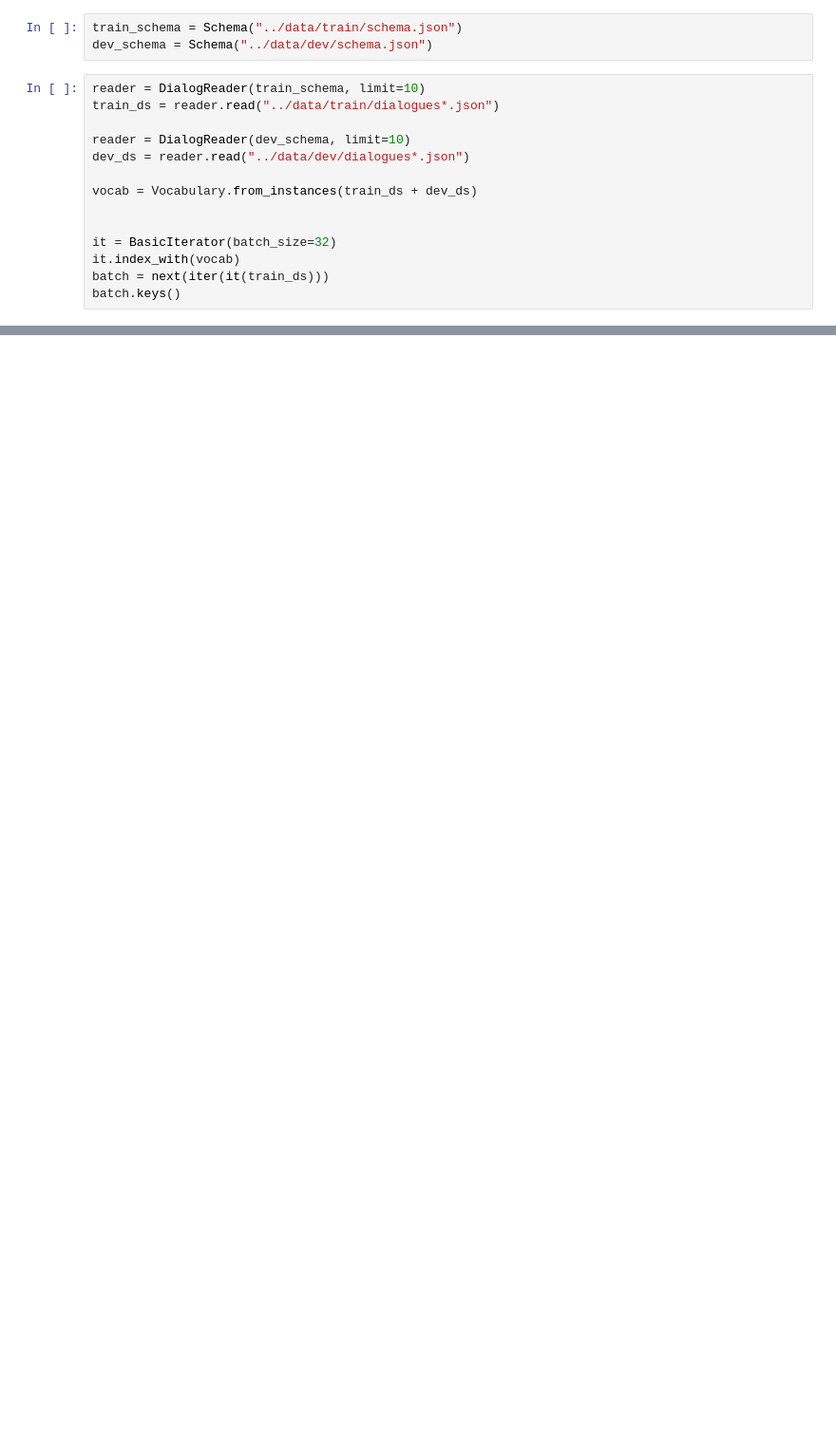
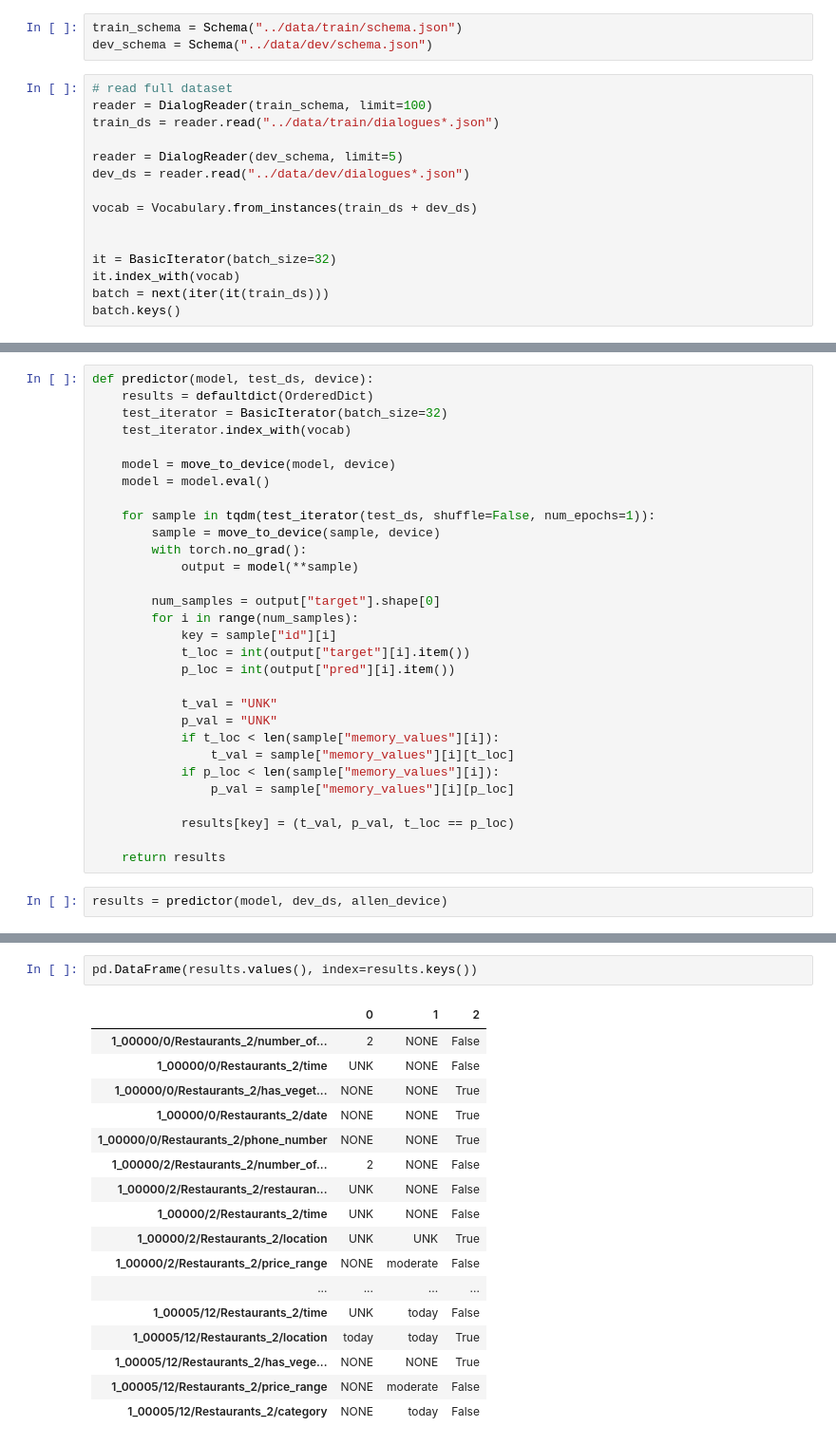
Before and after one commit to ksurya/dstc8, a Jupyter notebook: notebooks/Candidate Selection - 03.ipynb, the cells around one changed output, grey strips where cells are left out. Shown at 95% size. Cells and saved outputs as stored; diff of their text form; blank space fills up the shorter version.

```diff
--- a/notebooks/Candidate Selection - 03.ipynb
+++ b/notebooks/Candidate Selection - 03.ipynb
@@ -283,10 +304,11 @@ class DialogReader(DatasetReader):
 train_schema = Schema("../data/train/schema.json")
 dev_schema = Schema("../data/dev/schema.json")
 # %%
-reader = DialogReader(train_schema, limit=10)
+# read full dataset
+reader = DialogReader(train_schema, limit=100)
 train_ds = reader.read("../data/train/dialogues*.json")
 
-reader = DialogReader(dev_schema, limit=10)
+reader = DialogReader(dev_schema, limit=5)
 dev_ds = reader.read("../data/dev/dialogues*.json")
 
 vocab = Vocabulary.from_instances(train_ds + dev_ds)
@@ -457,0 +628,32 @@ trainer.train()
+# %%
+def predictor(model, test_ds, device):
+    results = defaultdict(OrderedDict)
+    test_iterator = BasicIterator(batch_size=32)
+    test_iterator.index_with(vocab)
+
+    model = move_to_device(model, device)
+    model = model.eval()
+
+    for sample in tqdm(test_iterator(test_ds, shuffle=False, num_epochs=1)):
+        sample = move_to_device(sample, device)
+        with torch.no_grad():
+            output = model(**sample)
+
+        num_samples = output["target"].shape[0]
+        for i in range(num_samples):
+            key = sample["id"][i]
+            t_loc = int(output["target"][i].item())
+            p_loc = int(output["pred"][i].item())
+
+            t_val = "UNK"
+            p_val = "UNK"
+            if t_loc < len(sample["memory_values"][i]):
+                t_val = sample["memory_values"][i][t_loc]
+            if p_loc < len(sample["memory_values"][i]):
+                p_val = sample["memory_values"][i][p_loc]
+
+            results[key] = (t_val, p_val, t_loc == p_loc)
+
+    return results
+# %%
+results = predictor(model, dev_ds, allen_device)
@@ -457,0 +662,20 @@ trainer.train()
+# %%
+pd.DataFrame(results.values(), index=results.keys())
+# %% [output]
+|  | 0 | 1 | 2 |
+| 1_00000/0/Restaurants_2/number_of... | 2 | NONE | False |
+| 1_00000/0/Restaurants_2/time | UNK | NONE | False |
+| 1_00000/0/Restaurants_2/has_veget... | NONE | NONE | True |
+| 1_00000/0/Restaurants_2/date | NONE | NONE | True |
+| 1_00000/0/Restaurants_2/phone_number | NONE | NONE | True |
+| 1_00000/2/Restaurants_2/number_of... | 2 | NONE | False |
+| 1_00000/2/Restaurants_2/restauran... | UNK | NONE | False |
+| 1_00000/2/Restaurants_2/time | UNK | NONE | False |
+| 1_00000/2/Restaurants_2/location | UNK | UNK | True |
+| 1_00000/2/Restaurants_2/price_range | NONE | moderate | False |
+| ... | ... | ... | ... |
+| 1_00005/12/Restaurants_2/time | UNK | today | False |
+| 1_00005/12/Restaurants_2/location | today | today | True |
+| 1_00005/12/Restaurants_2/has_vege... | NONE | NONE | True |
+| 1_00005/12/Restaurants_2/price_range | NONE | moderate | False |
+| 1_00005/12/Restaurants_2/category | NONE | today | False |
```
Also changed, not shown: parts of 10 cells of this notebook, 27 other files.
